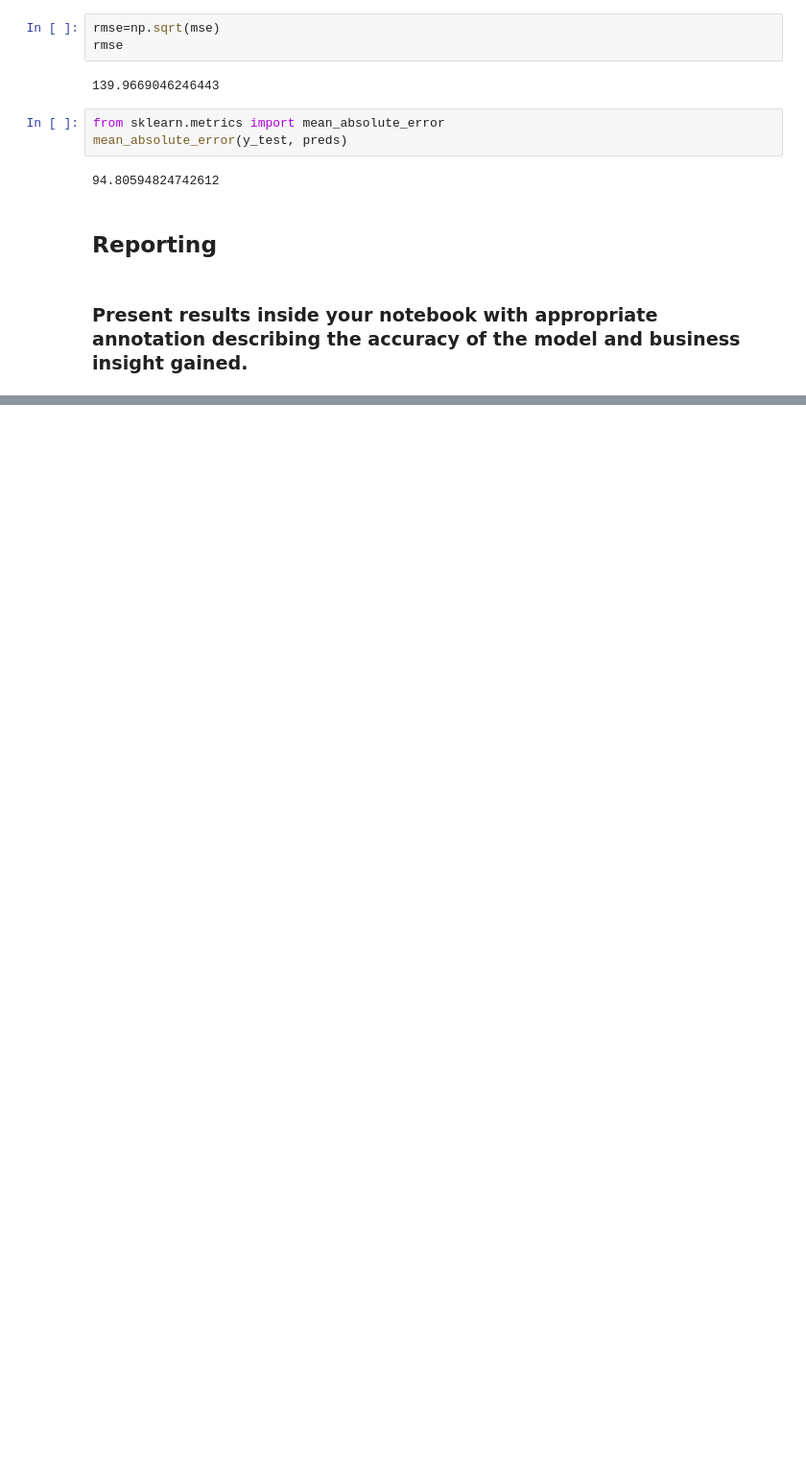
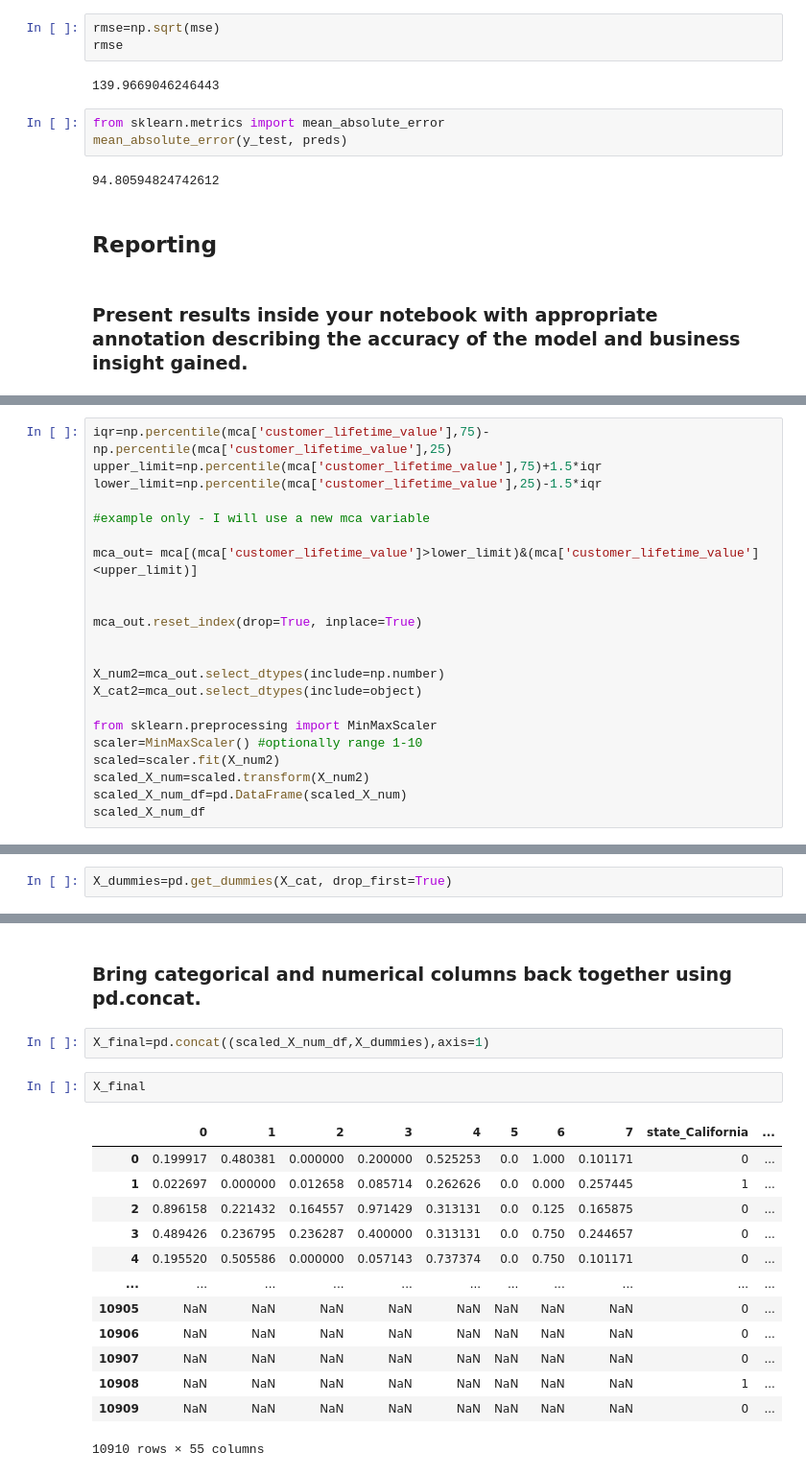
Before and after one commit to SergiGuasch/sergiguasch, a Jupyter notebook: labs/week1/Lab Customer Analysis + prediction, evaluation.ipynb, the cells around one changed output, grey strips where cells are left out. Shown at 96% size. Saved outputs shown, nothing was run; the diff lists cells and outputs as text; blank space fills up the shorter version.

```diff
--- a/labs/week1/Lab Customer Analysis + prediction, evaluation.ipynb
+++ b/labs/week1/Lab Customer Analysis + prediction, evaluation.ipynb
@@ -379,0 +387,22 @@ mean_absolute_error(y_test, preds)
+# %%
+iqr=np.percentile(mca['customer_lifetime_value'],75)-np.percentile(mca['customer_lifetime_value'],25)
+upper_limit=np.percentile(mca['customer_lifetime_value'],75)+1.5*iqr
+lower_limit=np.percentile(mca['customer_lifetime_value'],25)-1.5*iqr
+
+#example only - I will use a new mca variable
+
+mca_out= mca[(mca['customer_lifetime_value']>lower_limit)&(mca['customer_lifetime_value']<upper_limit)]
+
+
+mca_out.reset_index(drop=True, inplace=True)
+
+
+X_num2=mca_out.select_dtypes(include=np.number)
+X_cat2=mca_out.select_dtypes(include=object)
+
+from sklearn.preprocessing import MinMaxScaler
+scaler=MinMaxScaler() #optionally range 1-10
+scaled=scaler.fit(X_num2)
+scaled_X_num=scaled.transform(X_num2)
+scaled_X_num_df=pd.DataFrame(scaled_X_num)
+scaled_X_num_df
@@ -379,0 +438,2 @@ mean_absolute_error(y_test, preds)
+# %%
+X_dummies=pd.get_dummies(X_cat, drop_first=True)
@@ -379,0 +456,20 @@ mean_absolute_error(y_test, preds)
+# %% [markdown]
+### Bring categorical and numerical columns back together using pd.concat.
+# %%
+X_final=pd.concat((scaled_X_num_df,X_dummies),axis=1)
+# %%
+X_final
+# %% [output]
+|  | 0 | 1 | 2 | 3 | 4 | 5 | 6 | 7 | state_California | ... |
+| 0 | 0.199917 | 0.480381 | 0.000000 | 0.200000 | 0.525253 | 0.0 | 1.000 | 0.101171 | 0 | ... |
+| 1 | 0.022697 | 0.000000 | 0.012658 | 0.085714 | 0.262626 | 0.0 | 0.000 | 0.257445 | 1 | ... |
+| 2 | 0.896158 | 0.221432 | 0.164557 | 0.971429 | 0.313131 | 0.0 | 0.125 | 0.165875 | 0 | ... |
+| 3 | 0.489426 | 0.236795 | 0.236287 | 0.400000 | 0.313131 | 0.0 | 0.750 | 0.244657 | 0 | ... |
+| 4 | 0.195520 | 0.505586 | 0.000000 | 0.057143 | 0.737374 | 0.0 | 0.750 | 0.101171 | 0 | ... |
+| ... | ... | ... | ... | ... | ... | ... | ... | ... | ... | ... |
+| 10905 | NaN | NaN | NaN | NaN | NaN | NaN | NaN | NaN | 0 | ... |
+| 10906 | NaN | NaN | NaN | NaN | NaN | NaN | NaN | NaN | 0 | ... |
+| 10907 | NaN | NaN | NaN | NaN | NaN | NaN | NaN | NaN | 0 | ... |
+| 10908 | NaN | NaN | NaN | NaN | NaN | NaN | NaN | NaN | 1 | ... |
+| 10909 | NaN | NaN | NaN | NaN | NaN | NaN | NaN | NaN | 0 | ... |
+10910 rows × 55 columns
```
Also changed, not shown: parts of 27 cells of this notebook, 1 other file.
